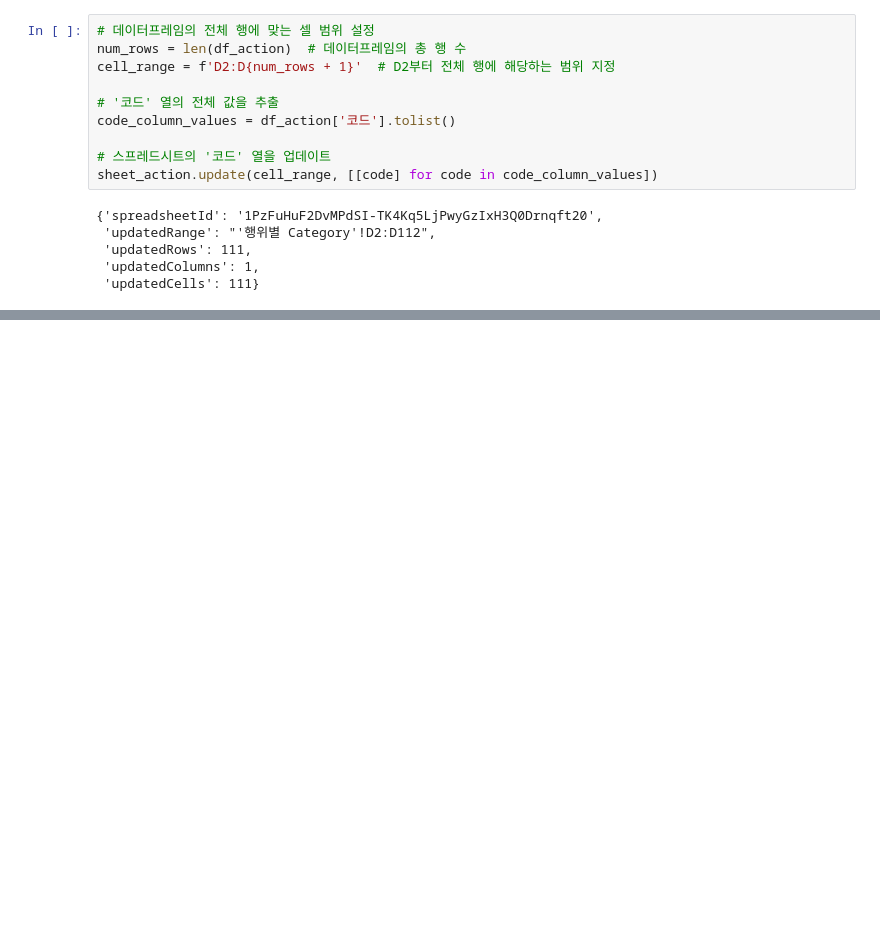
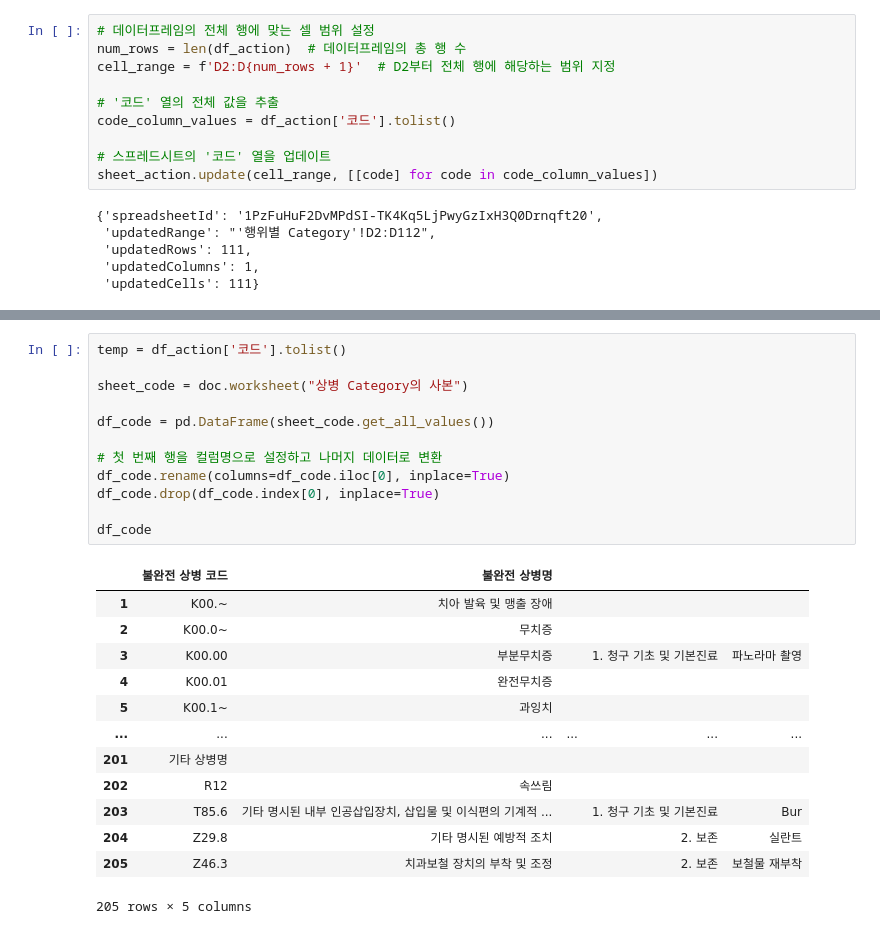
Before and after one commit to oxorudo/dental-diagnosis-finder, a Jupyter notebook: crawling/crawling.ipynb, the cells around one changed output, grey strips where cells are left out. Cells and saved outputs as stored; diff of their text form; blank space fills up the shorter version.

```diff
--- a/crawling/crawling.ipynb
+++ b/crawling/crawling.ipynb
@@ -219,0 +231,26 @@ sheet_action.update(cell_range, [[code] for code in code_column_values])
+# %%
+temp = df_action['코드'].tolist()
+
+sheet_code = doc.worksheet("상병 Category의 사본")
+
+df_code = pd.DataFrame(sheet_code.get_all_values())
+
+# 첫 번째 행을 컬럼명으로 설정하고 나머지 데이터로 변환
+df_code.rename(columns=df_code.iloc[0], inplace=True)
+df_code.drop(df_code.index[0], inplace=True)
+
+df_code
+# %% [output]
+|  | 불완전 상병 코드 | 불완전 상병명 |  |  |  |
+| 1 | K00.~ | 치아 발육 및 맹출 장애 |  |  |  |
+| 2 | K00.0~ | 무치증 |  |  |  |
+| 3 | K00.00 | 부분무치증 |  | 1. 청구 기초 및 기본진료 | 파노라마 촬영 |
+| 4 | K00.01 | 완전무치증 |  |  |  |
+| 5 | K00.1~ | 과잉치 |  |  |  |
+| ... | ... | ... | ... | ... | ... |
+| 201 | 기타 상병명 |  |  |  |  |
+| 202 | R12 | 속쓰림 |  |  |  |
+| 203 | T85.6 | 기타 명시된 내부 인공삽입장치, 삽입물 및 이식편의 기계적 ... |  | 1. 청구 기초 및 기본진료 | Bur |
+| 204 | Z29.8 | 기타 명시된 예방적 조치 |  | 2. 보존 | 실란트 |
+| 205 | Z46.3 | 치과보철 장치의 부착 및 조정 |  | 2. 보존 | 보철물 재부착 |
+205 rows × 5 columns
```
Also changed, not shown: parts of 9 cells of this notebook.
